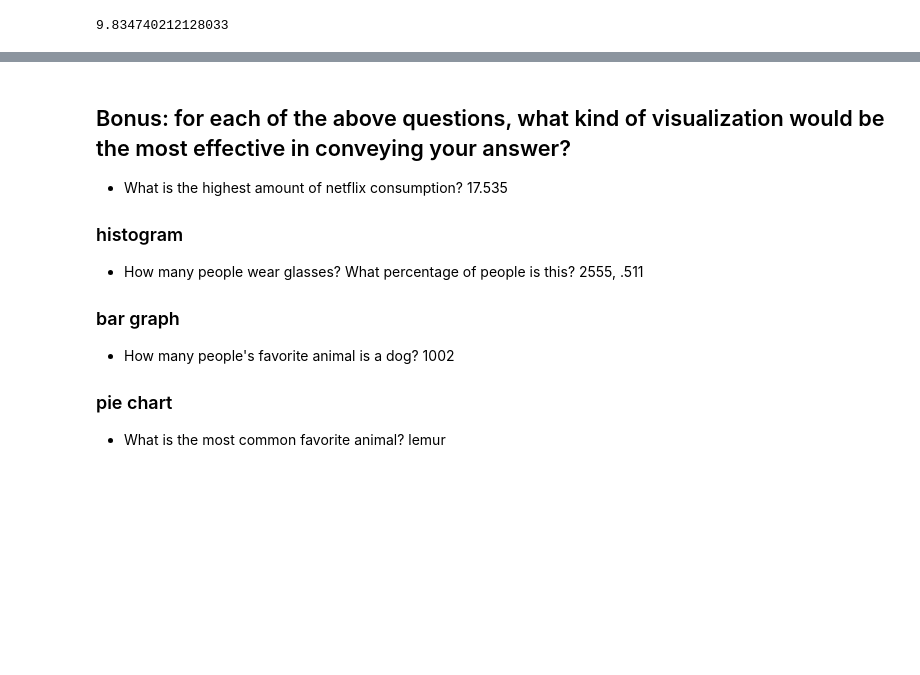
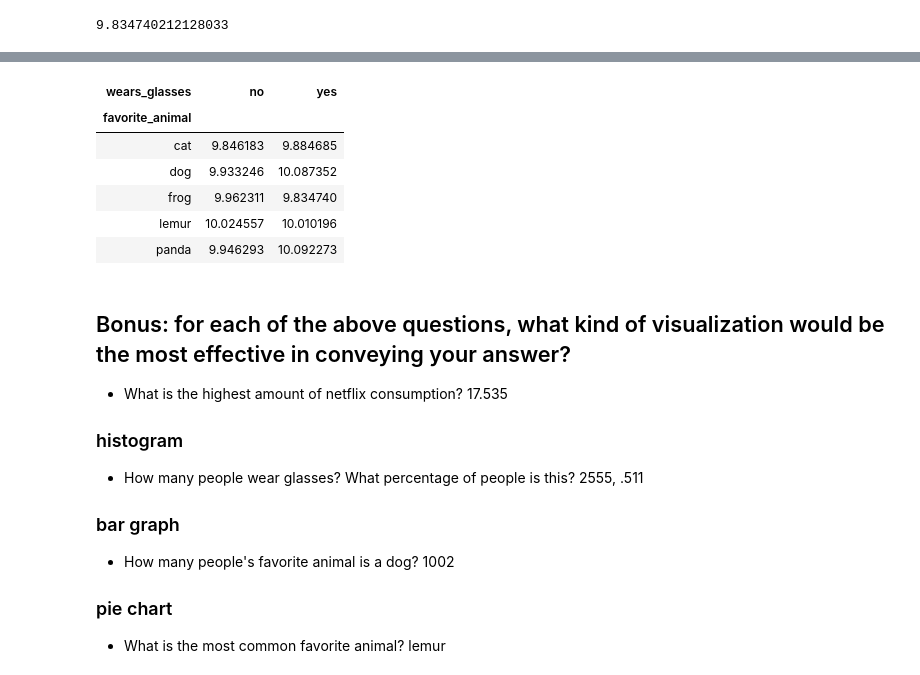
Before and after one commit to chasethompson/ds-methodologies-exercises, a Jupyter notebook: warmup.ipynb, the cells around one changed output, grey strips where cells are left out. Cells and saved outputs as stored; diff of their text form; code cells hidden in the pictures; blank space fills up the shorter version.

```diff
--- a/warmup.ipynb
+++ b/warmup.ipynb
@@ -345,3 +436,14 @@ frog_and_glasses.netflix_consumption.mean()
+# %%
+#values(numeric), rows(category), columns(category)
+df.pivot_table('netflix_consumption', 'favorite_animal', 'wears_glasses')
+# %% [output]
+| wears_glasses | no | yes |
+| favorite_animal |  |  |
+| cat | 9.846183 | 9.884685 |
+| dog | 9.933246 | 10.087352 |
+| frog | 9.962311 | 9.834740 |
+| lemur | 10.024557 | 10.010196 |
+| panda | 9.946293 | 10.092273 |
 # %% [markdown]
 ## Bonus: for each of the above questions, what kind of visualization would be the most effective in conveying your answer?
 
```
Also changed, not shown: parts of 15 cells of this notebook, 1 other file.
